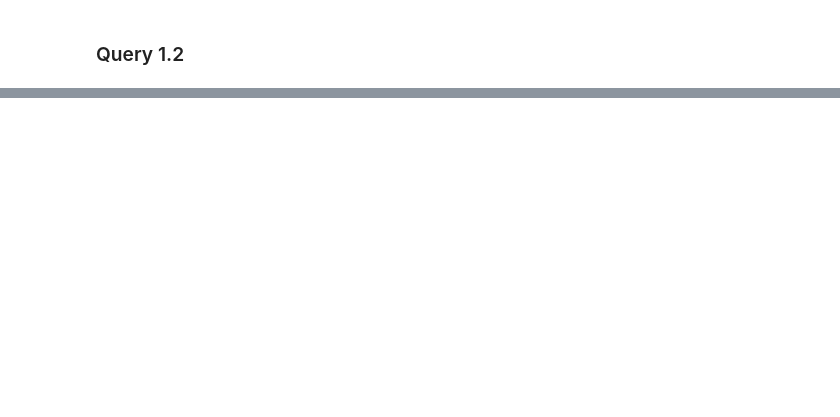
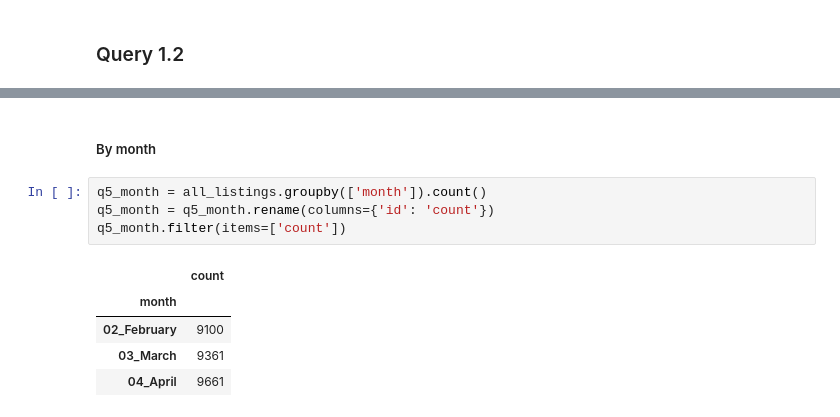
Before and after one commit to jdaridis/Airbnb-Mining, a Jupyter notebook: Python/Q1.ipynb, the cells around one changed output, grey strips where cells are left out. Cells and saved outputs as stored; diff of their text form; blank space fills up the shorter version.

```diff
--- a/Python/Q1.ipynb
+++ b/Python/Q1.ipynb
@@ -87,0 +182,12 @@ q1.head(n=1).index[0]
+# %% [markdown]
+##### By month
+# %%
+q5_month = all_listings.groupby(['month']).count()
+q5_month = q5_month.rename(columns={'id': 'count'})
+q5_month.filter(items=['count'])
+# %% [output]
+|  | count |
+| month |  |
+| 02_February | 9100 |
+| 03_March | 9361 |
+| 04_April | 9661 |
```
Also changed, not shown: parts of 27 cells of this notebook, 1 other file.
